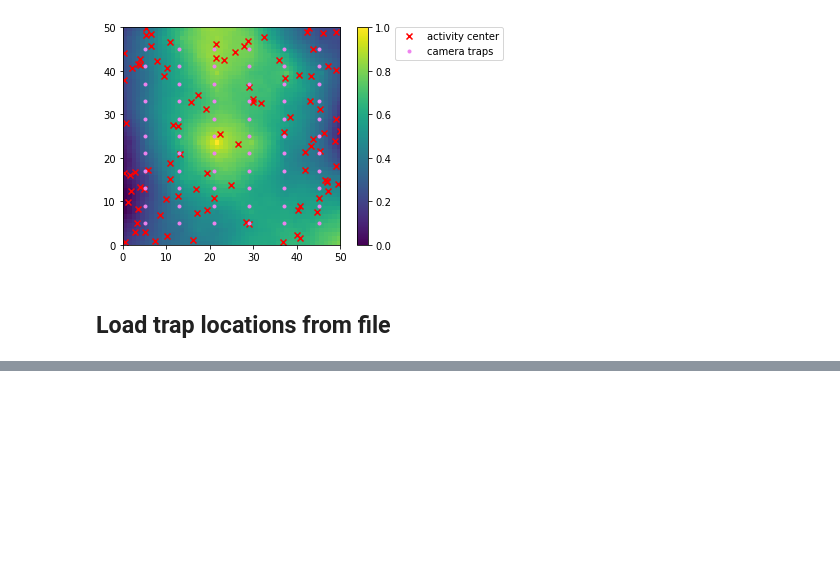
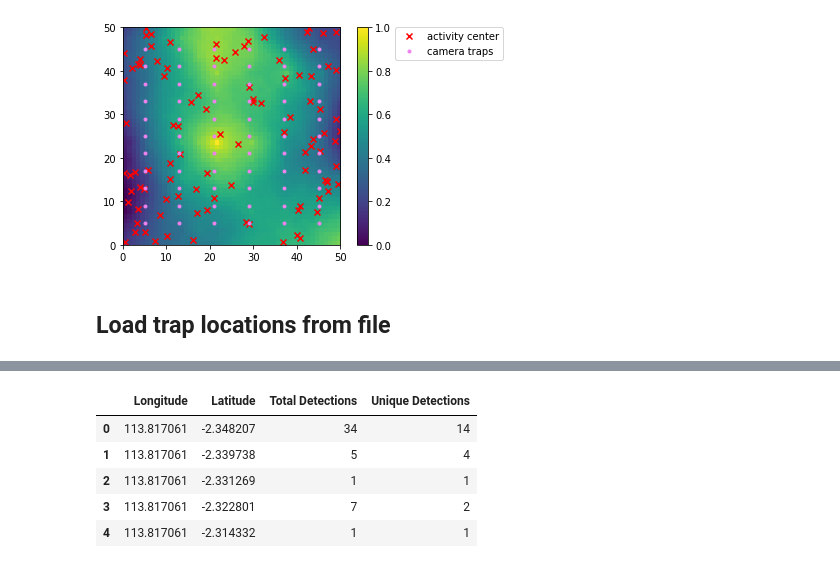
Before and after one commit to Dilkina-Lab/CameraTrapsWebpageBackend, a Jupyter notebook: src/Generate Landscape Rasters.ipynb, the cells around one changed output, grey strips where cells are left out. Cells and saved outputs as stored; diff of their text form; code cells hidden in the pictures; blank space fills up the shorter version.

```diff
--- a/src/Generate Landscape Rasters.ipynb
+++ b/src/Generate Landscape Rasters.ipynb
@@ -296,0 +327,26 @@ Real Trap Layout:
+# %%
+# Save the grid layout results also
+
+# First, convert grid coordinates to same lat-long range as real trap locations
+grid_trap_lon = []
+grid_trap_lat = []
+for x,y in grid_trap_loc:
+    lon = (max_longitude-min_longitude)*(x/NUM_COLS) + min_longitude
+    grid_trap_lon.append(lon)
+    lat = (max_latitude-min_latitude)*(y/NUM_ROWS) + min_latitude
+    grid_trap_lat.append(lat)
+
+grid_data = pd.DataFrame()
+grid_data['Longitude'] = grid_trap_lon
+grid_data['Latitude'] = grid_trap_lat
+grid_data['Total Detections'] = grid_tot
+grid_data['Unique Detections'] = grid_unique
+data.to_csv('sebangau_grid_layout_caphist_summary.csv')
+grid_data.head()
+# %% [output]
+|  | Longitude | Latitude | Total Detections | Unique Detections |
+| 0 | 113.817061 | -2.348207 | 34 | 14 |
+| 1 | 113.817061 | -2.339738 | 5 | 4 |
+| 2 | 113.817061 | -2.331269 | 1 | 1 |
+| 3 | 113.817061 | -2.322801 | 7 | 2 |
+| 4 | 113.817061 | -2.314332 | 1 | 1 |
```
Also changed, not shown: parts of 7 cells of this notebook.
